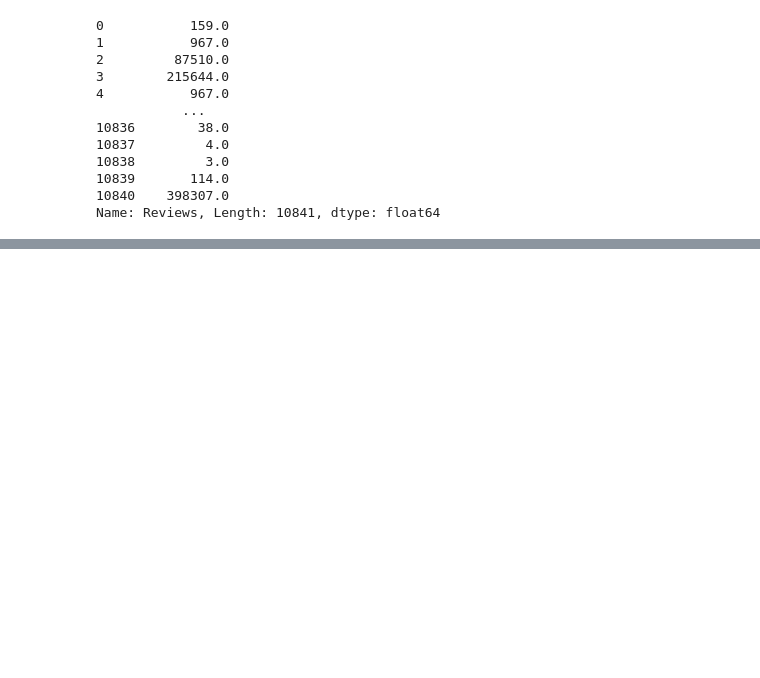
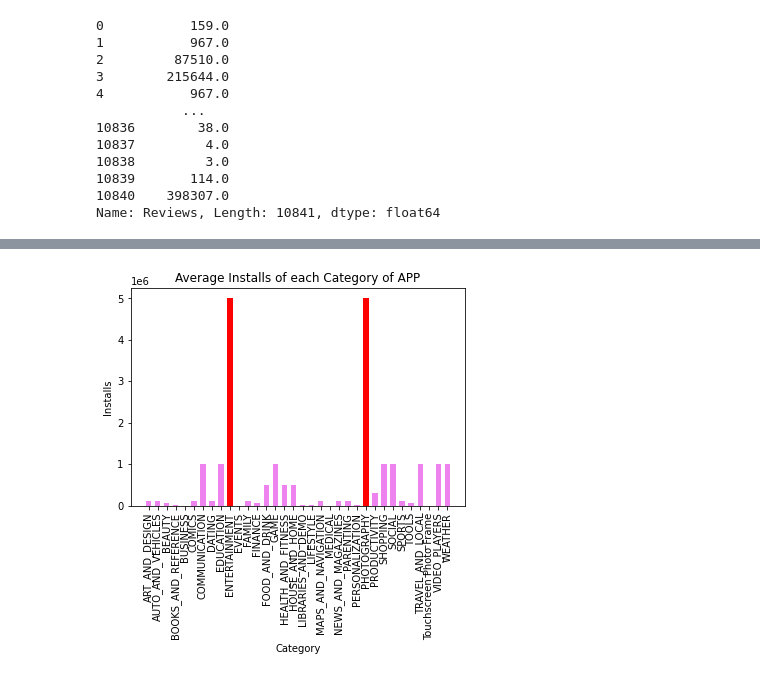
Before and after one commit to Rajashekar-Anumalla/PlayStoreAppReview_DataWrangling, a Jupyter notebook: Play_Store_App_Review_Analysis_Capstone_Project.ipynb, the cells around one changed output, grey strips where cells are left out. Cells and saved outputs as stored; diff of their text form; code cells hidden in the pictures; blank space fills up the shorter version.

```diff
--- a/Play_Store_App_Review_Analysis_Capstone_Project.ipynb
+++ b/Play_Store_App_Review_Analysis_Capstone_Project.ipynb
@@ -283,0 +299,3 @@ df_copy.groupby('Category',as_index=False)['Rating'].mean()
+# %%
+df_4 = df_copy.groupby('Category',as_index=False)['Installs'].median()
+df_4
@@ -283,0 +320,13 @@ df_copy.groupby('Category',as_index=False)['Rating'].mean()
+# %%
+colors = ['red' if x > 1000000 else 'violet' for x in df_4.Installs]
+
+plt.bar(df_4.Category,df_4.Installs,width=0.6,color=colors)
+
+plt.xlabel('Category')
+plt.ylabel('Installs')
+plt.title('Average Installs of each Category of APP')
+
+plt.xticks(rotation=90)
+plt.show()
+# %% [output]
+[figure, added]
```
Also changed, not shown: parts of 12 cells of this notebook.
